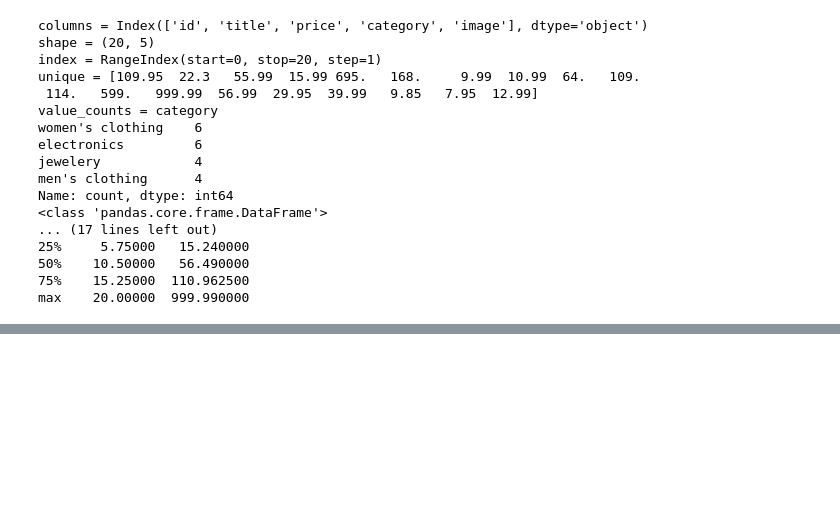
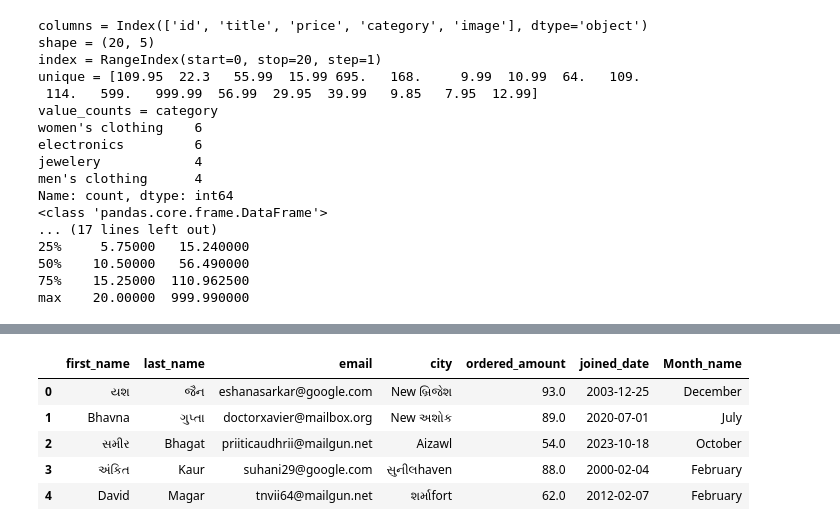
Before and after one commit to RDC28/da-ds-notes, a Jupyter notebook: revision/pandas_revision.ipynb, the cells around one changed output, grey strips where cells are left out. Saved outputs shown, nothing was run; the diff lists cells and outputs as text; code cells hidden in the pictures; blank space fills up the shorter version.

```diff
--- a/revision/pandas_revision.ipynb
+++ b/revision/pandas_revision.ipynb
@@ -270,0 +325,6 @@ max    20.00000  999.990000
+# %%
+df['ordered_amount'] = df['ordered_amount'].astype('float64')
+# %%
+df['joined_date'] = pd.to_datetime(df['joined_date'])
+# %%
+df['Month_name'] = df['joined_date'].dt.month_name()
@@ -270,0 +364,9 @@ max    20.00000  999.990000
+# %%
+df['email'] = pd.Series(emails)
+# %% [output]
+|  | first_name | last_name | email | city | ordered_amount | joined_date | Month_name |
+| 0 | યશ | જૈન | eshanasarkar@google.com | New બ્રિજેશ | 93.0 | 2003-12-25 | December |
+| 1 | Bhavna | ગુપ્તા | doctorxavier@mailbox.org | New અશોક | 89.0 | 2020-07-01 | July |
+| 2 | સમીર | Bhagat | priiticaudhrii@mailgun.net | Aizawl | 54.0 | 2023-10-18 | October |
+| 3 | અંકિત | Kaur | suhani29@google.com | સુનીલhaven | 88.0 | 2000-02-04 | February |
+| 4 | David | Magar | tnvii64@mailgun.net | શર્માfort | 62.0 | 2012-02-07 | February |
```
Also changed, not shown: parts of 11 cells of this notebook.
